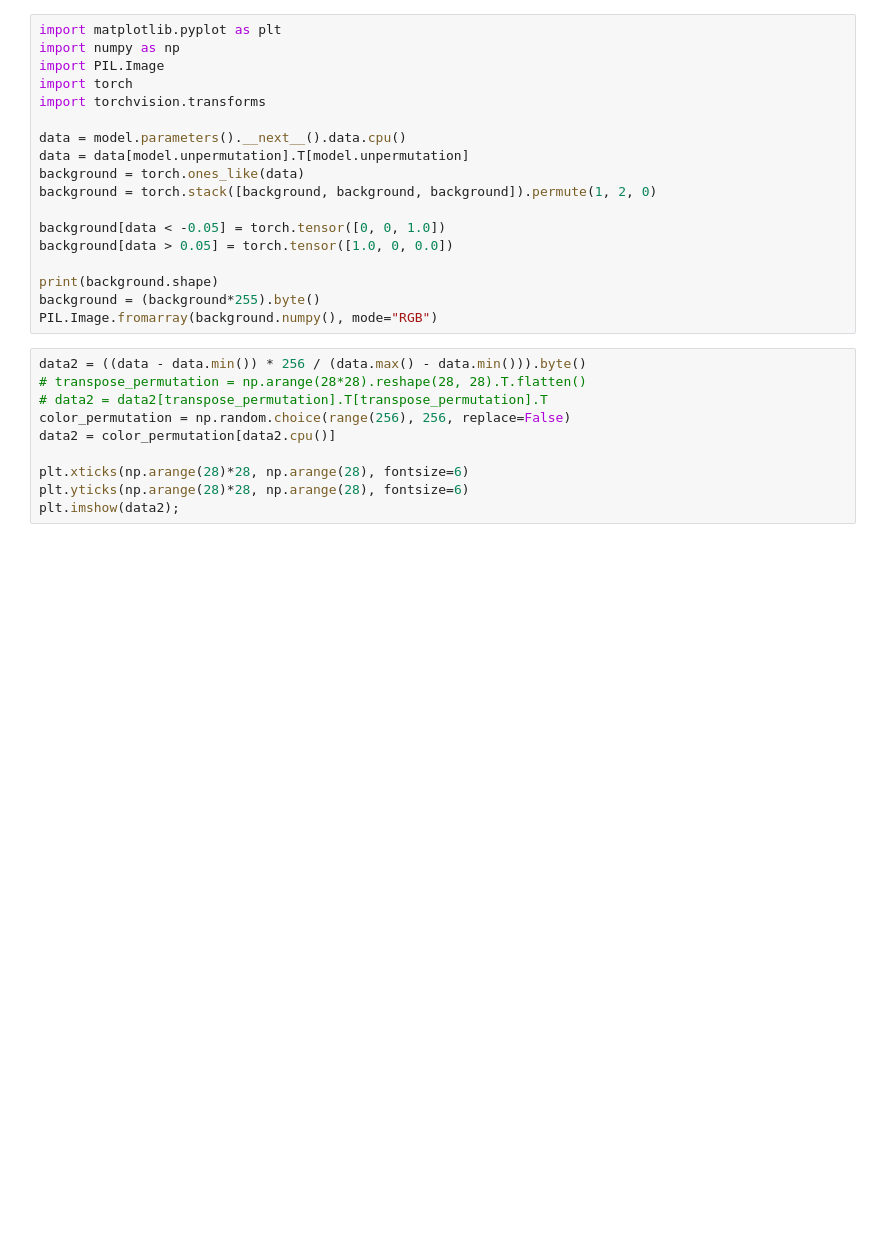
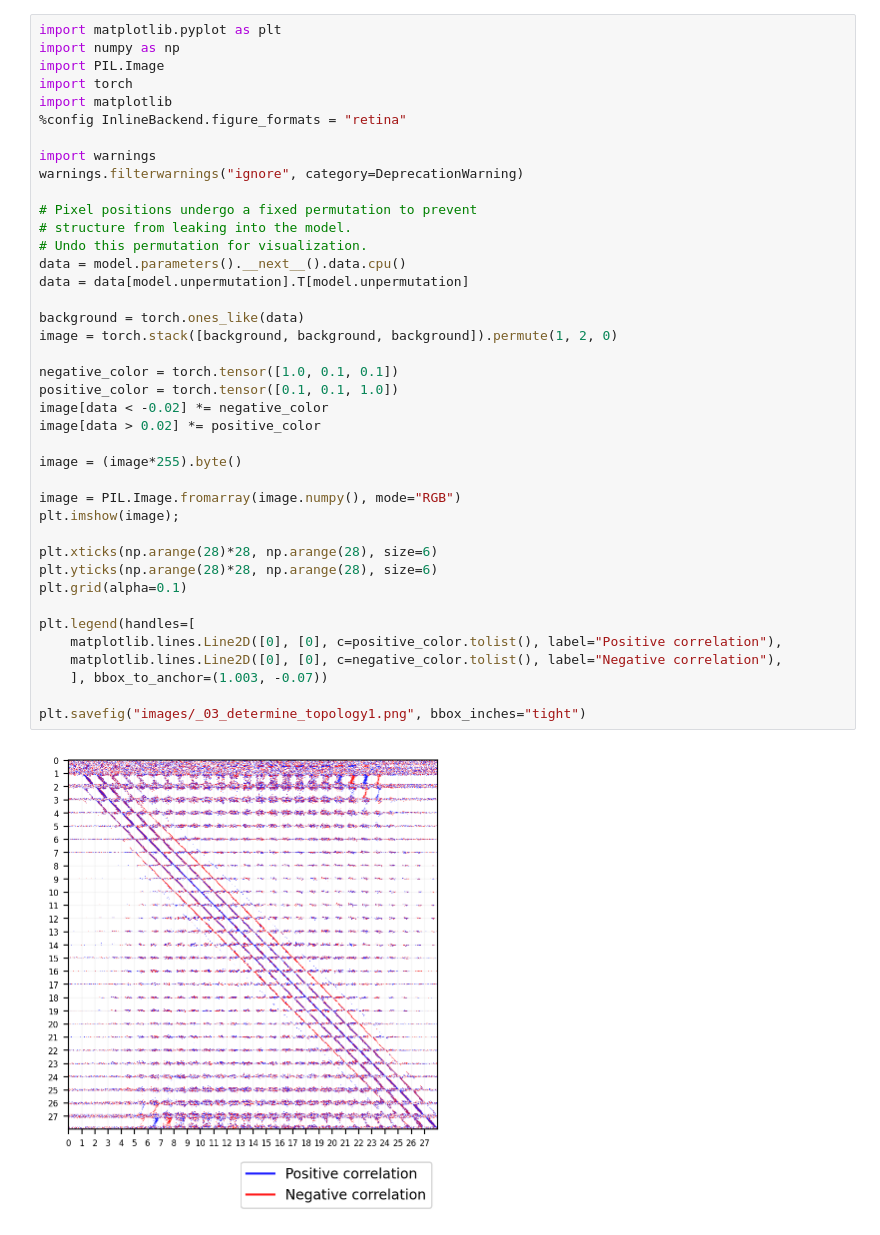
Before and after one commit to icedteatime/experiments, a Jupyter notebook: _03_determine_topology.ipynb, the cells around one changed output. Cells and saved outputs as stored; diff of their text form; blank space fills up the shorter version.

Commit message:
Determine topology correlation plot

```diff
--- a/_03_determine_topology.ipynb
+++ b/_03_determine_topology.ipynb
@@ -6,28 +8,42 @@ model
 # %%
 import matplotlib.pyplot as plt
 import numpy as np
 import PIL.Image
 import torch
-import torchvision.transforms
+import matplotlib
+%config InlineBackend.figure_formats = "retina"
 
+import warnings
+warnings.filterwarnings("ignore", category=DeprecationWarning)
+
+# Pixel positions undergo a fixed permutation to prevent
+# structure from leaking into the model.
+# Undo this permutation for visualization.
 data = model.parameters().__next__().data.cpu()
 data = data[model.unpermutation].T[model.unpermutation]
+
 background = torch.ones_like(data)
-background = torch.stack([background, background, background]).permute(1, 2, 0)
+image = torch.stack([background, background, background]).permute(1, 2, 0)
 
-background[data < -0.05] = torch.tensor([0, 0, 1.0])
-background[data > 0.05] = torch.tensor([1.0, 0, 0.0])
+negative_color = torch.tensor([1.0, 0.1, 0.1])
+positive_color = torch.tensor([0.1, 0.1, 1.0])
+image[data < -0.02] *= negative_color
+image[data > 0.02] *= positive_color
 
-print(background.shape)
-background = (background*255).byte()
-PIL.Image.fromarray(background.numpy(), mode="RGB")
+image = (image*255).byte()
+
+image = PIL.Image.fromarray(image.numpy(), mode="RGB")
+plt.imshow(image);
+
+plt.xticks(np.arange(28)*28, np.arange(28), size=6)
+plt.yticks(np.arange(28)*28, np.arange(28), size=6)
+plt.grid(alpha=0.1)
+
+plt.legend(handles=[
+    matplotlib.lines.Line2D([0], [0], c=positive_color.tolist(), label="Positive correlation"),
+    matplotlib.lines.Line2D([0], [0], c=negative_color.tolist(), label="Negative correlation"),
+    ], bbox_to_anchor=(1.003, -0.07))
+
+plt.savefig("images/_03_determine_topology1.png", bbox_inches="tight")
+# %% [output]
+[figure, added]
-# %%
-data2 = ((data - data.min()) * 256 / (data.max() - data.min())).byte()
-# transpose_permutation = np.arange(28*28).reshape(28, 28).T.flatten()
-# data2 = data2[transpose_permutation].T[transpose_permutation].T
-color_permutation = np.random.choice(range(256), 256, replace=False)
-data2 = color_permutation[data2.cpu()]
-
-plt.xticks(np.arange(28)*28, np.arange(28), fontsize=6)
-plt.yticks(np.arange(28)*28, np.arange(28), fontsize=6)
-plt.imshow(data2);
```
Also changed, not shown: parts of 2 cells of this notebook, 5 other files.
